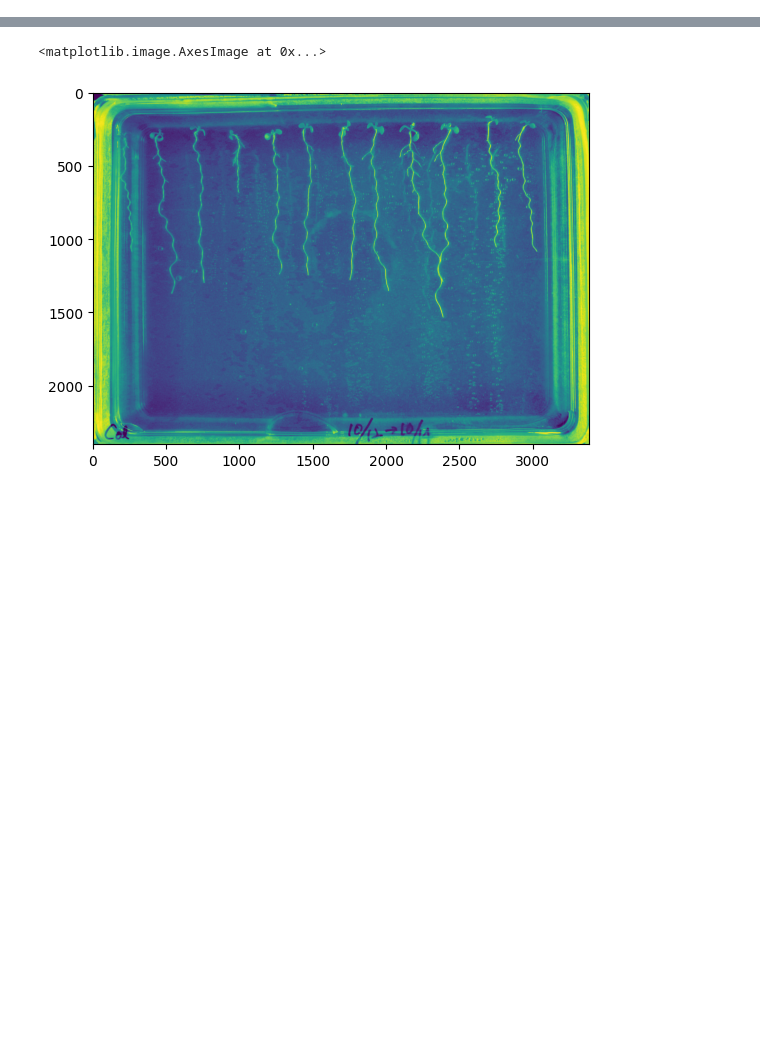
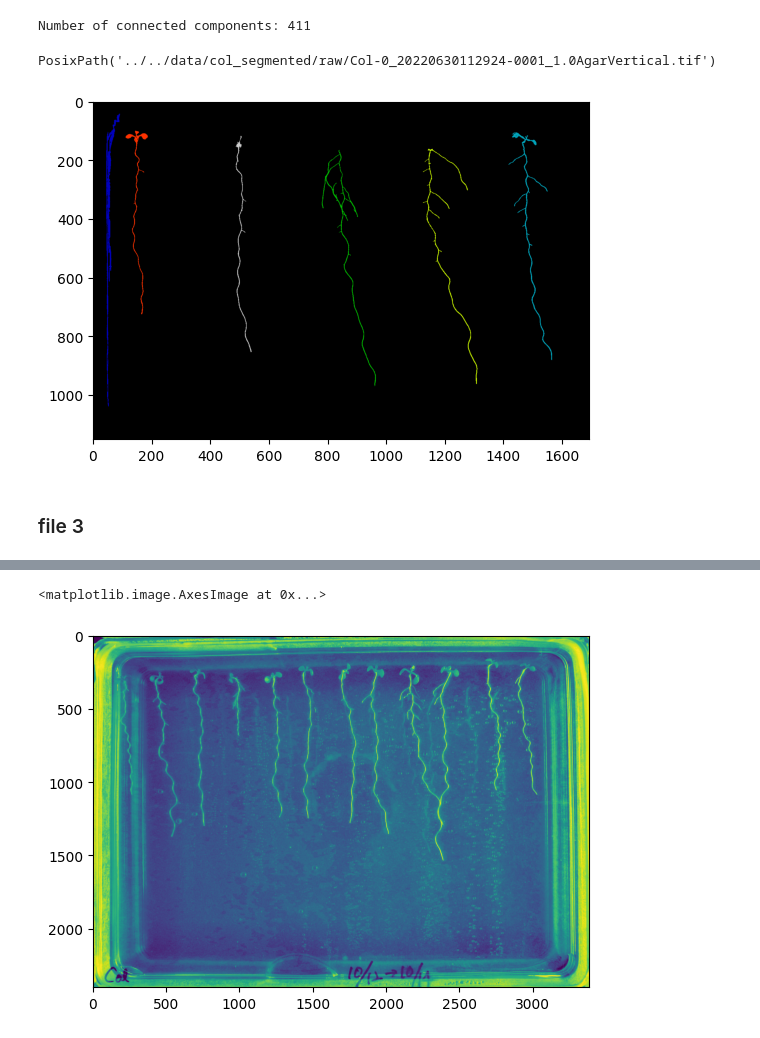
Before and after one commit to rizfn/root-growth, a Jupyter notebook: src/image-segmentation/segment_col.ipynb, the cells around one changed output, grey strips where cells are left out. Cells and saved outputs as stored; diff of their text form; code cells hidden in the pictures; blank space fills up the shorter version.

```diff
--- a/src/image-segmentation/segment_col.ipynb
+++ b/src/image-segmentation/segment_col.ipynb
@@ -53,7 +47,7 @@ def plot_connected_components(mask, top_n):
 def save_relabeled_png(relabeled, filename, out_dir='../../data/col_segmented/raw'):
     out_dir = Path(out_dir)
     out_dir.mkdir(parents=True, exist_ok=True)
-    out_path = out_dir / filename
+    out_path = Path(out_dir) / filename
 
     n_labels = int(relabeled.max())
     if n_labels <= 0:
@@ -67,5 +61,5 @@ def save_relabeled_png(relabeled, filename, out_dir='../../data/col_segmented/ra
 
     rgba_img = colors_rgba[relabeled]
     rgba_uint8 = (rgba_img * 255).astype(np.uint8)
-    imageio.imwrite(str(out_path), rgba_uint8)
+    imageio.imwrite(str(out_path.with_suffix('.png')), rgba_uint8, format='PNG')
     return out_path
@@ -80,0 +66,2 @@ root_number_data = {
+# %%
+files = sorted(glob.glob("../../data/col_raw/*"))
@@ -80,0 +170,12 @@ root_number_data = {
+# %%
+# pick how many components to keep (moveable parameter)
+top_n = 6
+
+relabeled = plot_connected_components(mask, top_n)
+save_relabeled_png(relabeled, filename=f'{files[2].split("/")[-1]}')
+# %% [output]
+Number of connected components: 411
+PosixPath('../../data/col_segmented/raw/Col-0_20220630112924-0001_1.0AgarVertical.tif')
+[figure, added]
+# %% [markdown]
+### file 3
```
Also changed, not shown: parts of 43 cells of this notebook, 15 other files.
